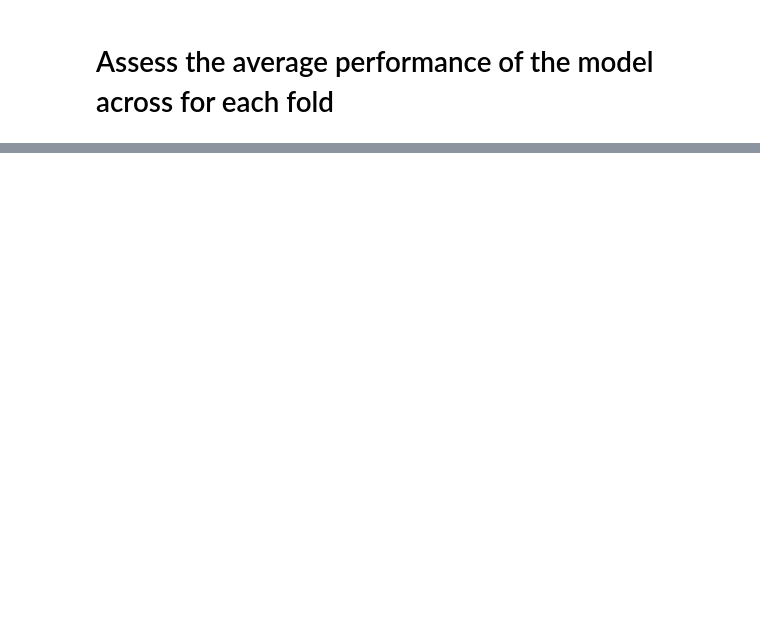
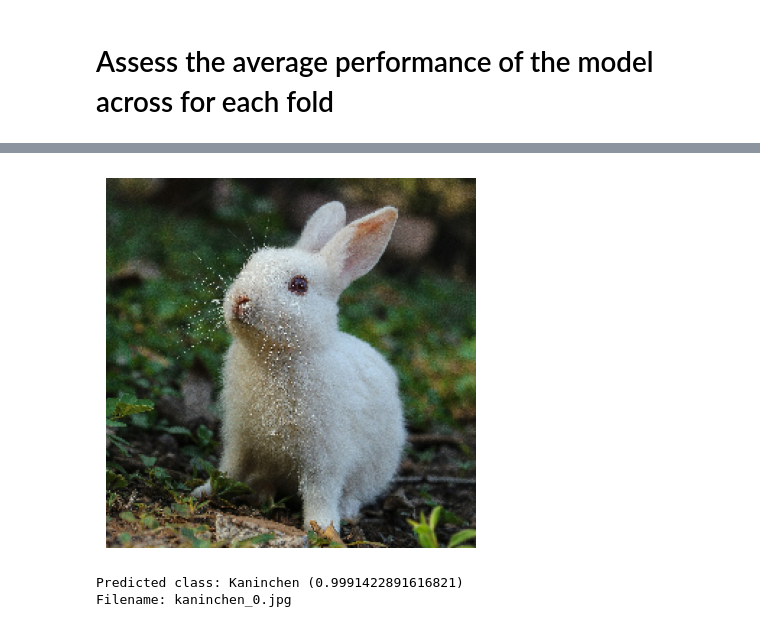
Before and after one commit to VakZok/ImageClassificationForSimilarObjects, a Jupyter notebook: binary_image_classification.ipynb, the cells around one changed output, grey strips where cells are left out. Drawn from its saved outputs; the diff is of its cells as text; code cells hidden in the pictures; blank space fills up the shorter version.

```diff
--- a/binary_image_classification.ipynb
+++ b/binary_image_classification.ipynb
@@ -279,0 +286,3 @@ model.save("classification_model.h5")
+# %%
+# Load the model
+model = load_model('classification_model')
@@ -279,0 +291,31 @@ model.save("classification_model.h5")
+# %%
+# List all test images
+test_images_dir = 'test_images'
+test_images = os.listdir(test_images_dir)
+
+# Select a random image path
+random_image = random.choice(test_images)
+
+# Full path to the randomly selected image
+image_path = os.path.join(test_images_dir, random_image)
+
+# Load and preprocess the image
+img = load_img(image_path, target_size=(256, 256))
+img_array = img_to_array(img)                                   # Convert the image to a numpy array
+img_array_rescaled = img_array / 255.0                          # Scale the image
+img_array_expanded = np.expand_dims(img_array_rescaled, axis=0) # expand_dims adds a dimension to the array to make it compatible with the model which expects a batch of images
+
+# Predict with the model
+predictions = model.predict(img_array_expanded)
+
+# Assuming a binary classification (class1 or class2)
+predicted_class = 'Feldhase' if predictions[0][0] < 0.5 else 'Kaninchen'
+
+# Display the image and prediction
+plt.imshow(img_array_rescaled)
+plt.axis('off')
+plt.show()
+
+print(f'Predicted class: {predicted_class} ({predictions[0][0]})')
+print(f'Filename: {random_image}')
+# %% [output]
@@ -279,0 +323,3 @@ model.save("classification_model.h5")
+[figure, added]
+Predicted class: Kaninchen (0.9991422891616821)
+Filename: kaninchen_0.jpg
```
Also changed, not shown: parts of 17 cells of this notebook.
